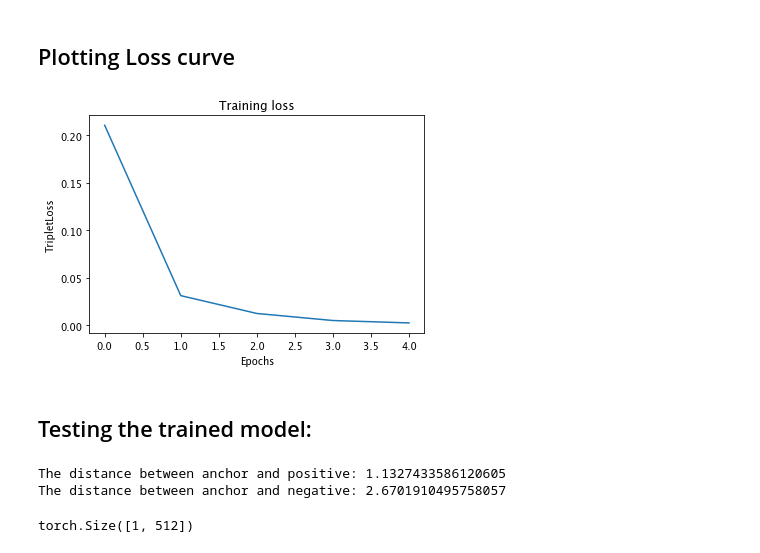
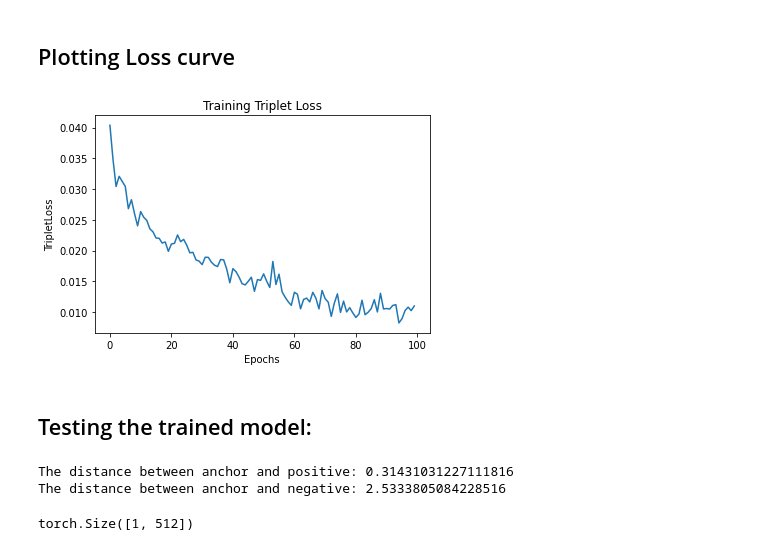
Before and after one commit to jannikjw/one-shot-face-recognition, a Jupyter notebook: one_shot_learning_triplet_loss.ipynb, the cells around one changed output. Saved outputs shown, nothing was run; the diff lists cells and outputs as text; code cells hidden in the pictures.

```diff
--- a/one_shot_learning_triplet_loss.ipynb
+++ b/one_shot_learning_triplet_loss.ipynb
@@ -62,7 +63,7 @@ len(celeba_dataset.test_df)
 # %%
 ## Create a dataloader
 # Batch size during training
-batch_size = 8
+batch_size = 128
 # Number of workers for the dataloader
 num_workers = 0 if device.type == 'cuda' else 2
 # Whether to put fetched data tensors to pinned memory
@@ -78,9 +79,10 @@ celeba_dataloader = torch.utils.data.DataLoader(celeba_dataset,  # type: ignore
 # %% [markdown]
 ## Initializing the resnet model, optimizer and loss function
 # %%
+margin = 0.5
 resnet = InceptionResnetV1(pretrained='vggface2').to(device)
 optimizer = optim.Adam(resnet.parameters(), lr=0.0001)
-criterion = TripletLoss()
+criterion = TripletLoss(margin=margin)
 # %% [markdown]
 ## Test before training
 # %%
@@ -105,15 +111,18 @@ The distance between anchor and negative: 1.6955020427703857
 ## Training steps
 # %%
 resnet.train()
-epochs = 5
+epochs = 100
 loss_total = []
 
-for epoch in tqdm(range(epochs), desc="Epochs", leave=True, ncols=80, position=0):
+for epoch in tqdm(range(epochs), desc="Epochs", leave=True, position=0):
     running_loss = []
-    for step, (anchors, positives, negatives, labels) in enumerate(tqdm(celeba_dataloader, desc="Training", ncols=80, position=1, leave=False)):
+    for step, (anchors, positives, negatives, labels) in enumerate(tqdm(celeba_dataloader,
+                                                desc="Training", position=1, leave=False)):
         anchors = anchors.to(device)
         positives = positives.to(device)
         negatives = negatives.to(device)
+        if anchors.shape[0] == 1:
+            continue
 
         optimizer.zero_grad()
 
@@ -143,9 +160,9 @@ Epoch: 4/5 - Loss: 0.0025
 # %%
 # printing loss function
 plt.plot(loss_total)
 plt.xlabel("Epochs")
 plt.ylabel("TripletLoss")
-plt.title("Training loss")
+plt.title("Training Triplet Loss")
 plt.show()
 # %% [output]
-[figure, old version]
+[figure, new version]
@@ -157,9 +184,9 @@ resnet.eval().to(device)
 test_anchor, test_pos, test_neg, anchor_label = celeba_dataset[1]
 # test_anchor, test_pos, test_neg, anchor_label = test_anchor[1], test_pos[1], test_neg[1], anchor_label[1]
 
-test_anchor_emb = resnet(test_anchor[None, :])
-test_pos_emb = resnet(test_pos[None, :])
-test_neg_emb = resnet(test_neg[None, :])
+test_anchor_emb = resnet(test_anchor[None, :].to(device))
+test_pos_emb = resnet(test_pos[None, :].to(device))
+test_neg_emb = resnet(test_neg[None, :].to(device))
 
 pos_dist = criterion.cal_distance(test_anchor_emb, test_pos_emb)
 neg_dist = criterion.cal_distance(test_anchor_emb, test_neg_emb)
@@ -167,8 +194,8 @@ neg_dist = criterion.cal_distance(test_anchor_emb, test_neg_emb)
 print("The distance between anchor and positive: {}".format(pos_dist[0]))
 print("The distance between anchor and negative: {}".format(neg_dist[0]))
 # %% [output]
-The distance between anchor and positive: 1.1327433586120605
-The distance between anchor and negative: 2.6701910495758057
+The distance between anchor and positive: 0.31431031227111816
+The distance between anchor and negative: 2.5333805084228516
 # %%
 test_anchor_emb.shape
 # %% [output]
```
Also changed, not shown: parts of 32 cells of this notebook, 2 other files.
